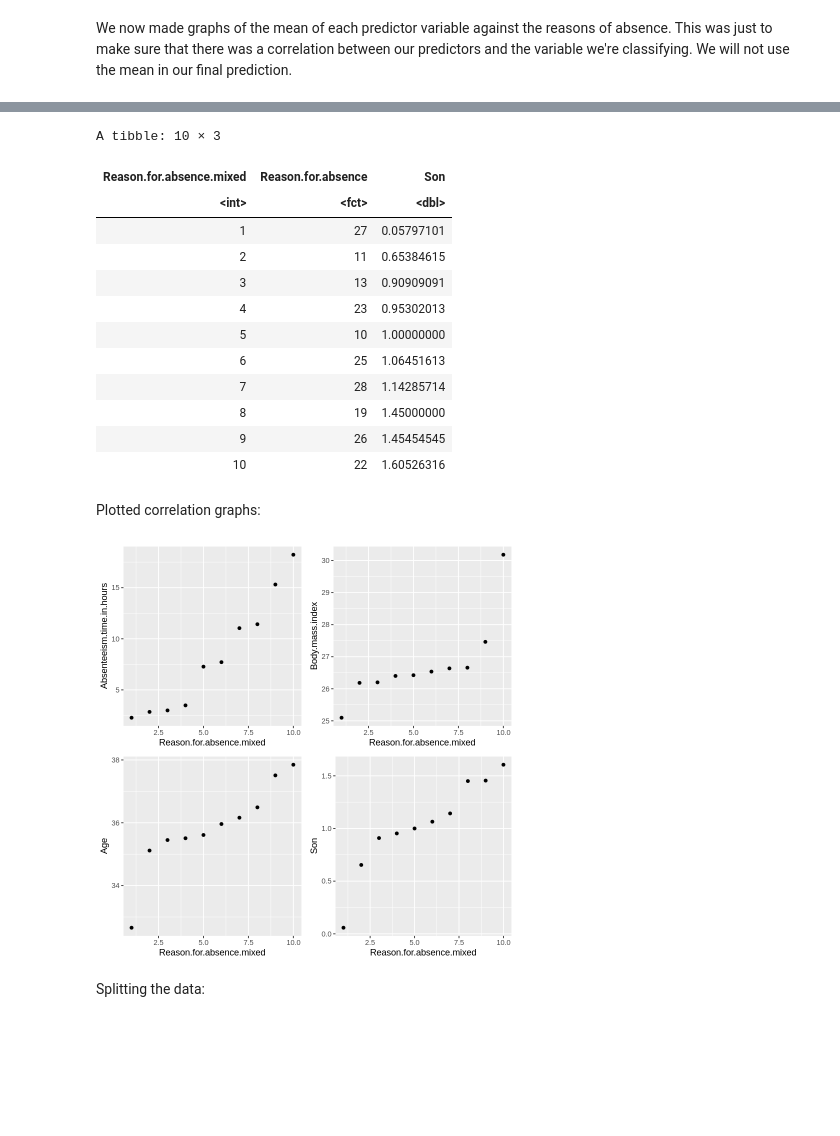
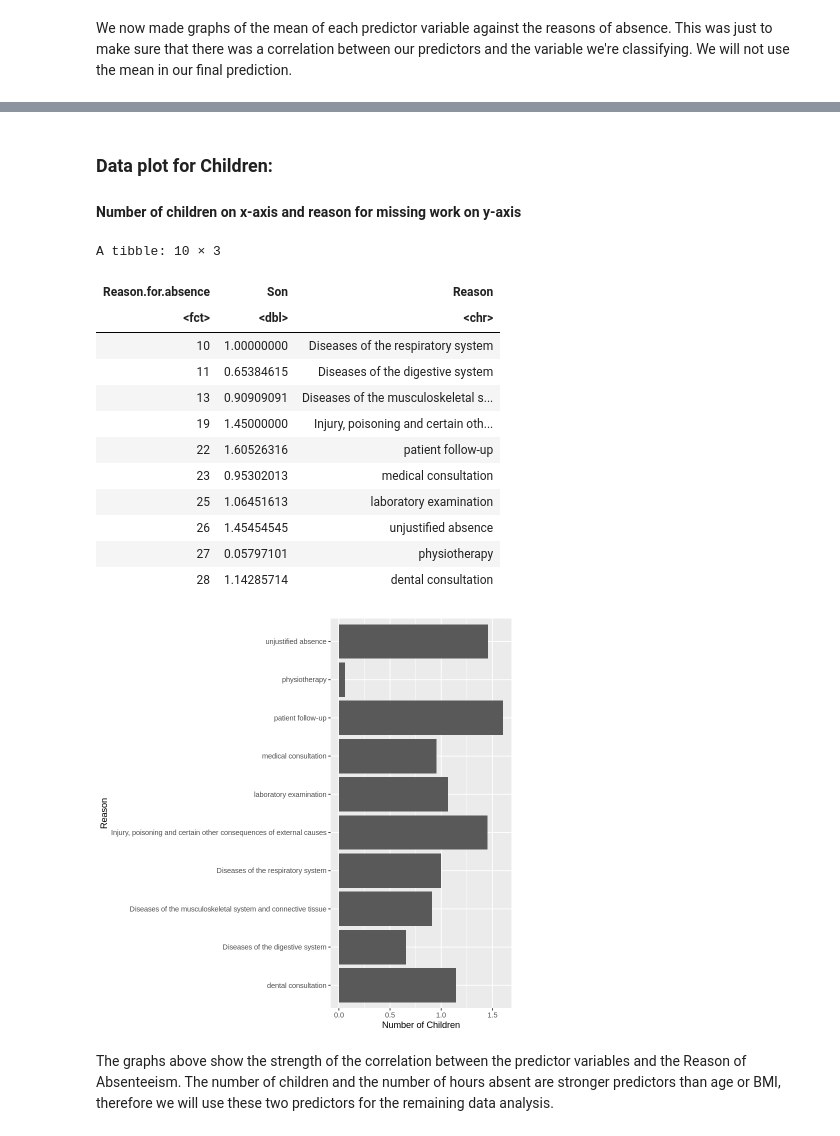
Before and after one commit to tim13246879/dsci-100-2022w1-group-87, a Jupyter notebook: Proposal.ipynb, the cells around one changed output, grey strips where cells are left out. Saved outputs shown, nothing was run; the diff lists cells and outputs as text; code cells hidden in the pictures; blank space fills up the shorter version.

```diff
--- a/Proposal.ipynb
+++ b/Proposal.ipynb
@@ -134,34 +156,34 @@ A tibble: 10 × 3
+# %% [markdown]
+### Data plot for Children:
+#### Number of children on x-axis and reason for missing work on y-axis
 # %%
 data_mean_children <- select(data,Reason.for.absence,Son) |>
         mutate(across(Reason.for.absence, as.factor))  |>
     group_by(Reason.for.absence)|>
     summarize(Son = mean(Son)) |>
-    arrange(Son) |>
-    tibble::rowid_to_column("Reason.for.absence.mixed")
+    mutate(Reason= c("Diseases of the respiratory system","Diseases of the digestive system",
+                     "Diseases of the musculoskeletal system and connective tissue",
+                     "Injury, poisoning and certain other consequences of external causes",
+                     "patient follow-up", "medical consultation", "laboratory examination",
+                     "unjustified absence", "physiotherapy", "dental consultation"))
 data_mean_children
 
-data_plot_children <- ggplot(data_mean_children, aes(x=Reason.for.absence.mixed,y=Son)) +
-    geom_point()
+data_plot_children <- ggplot(data_mean_children, aes(y=Reason,x=Son)) +
+    geom_bar(stat = "identity", position = "dodge") +
+    labs(x="Number of Children")
+data_plot_children
 # %% [output]
 A tibble: 10 × 3
-| Reason.for.absence.mixed | Reason.for.absence | Son |
-| <int> | <fct> | <dbl> |
-| 1 | 27 | 0.05797101 |
-| 2 | 11 | 0.65384615 |
-| 3 | 13 | 0.90909091 |
-| 4 | 23 | 0.95302013 |
-| 5 | 10 | 1.00000000 |
-| 6 | 25 | 1.06451613 |
-| 7 | 28 | 1.14285714 |
-| 8 | 19 | 1.45000000 |
-| 9 | 26 | 1.45454545 |
-| 10 | 22 | 1.60526316 |
+| Reason.for.absence | Son | Reason |
+| <fct> | <dbl> | <chr> |
+| 10 | 1.00000000 | Diseases of the respiratory system |
+| 11 | 0.65384615 | Diseases of the digestive system |
+| 13 | 0.90909091 | Diseases of the musculoskeletal s... |
+| 19 | 1.45000000 | Injury, poisoning and certain oth... |
+| 22 | 1.60526316 | patient follow-up |
+| 23 | 0.95302013 | medical consultation |
+| 25 | 1.06451613 | laboratory examination |
+| 26 | 1.45454545 | unjustified absence |
+| 27 | 0.05797101 | physiotherapy |
+| 28 | 1.14285714 | dental consultation |
+[figure, added]
-# %% [markdown]
-Plotted correlation graphs:
-# %%
-plotted_grids <- plot_grid(data_plot_time, data_plot_BMI, data_plot_Age, data_plot_children)
-plotted_grids
-# %% [output]
-[figure, removed]
-# %% [markdown]
-Splitting the data:
@@ -171,0 +190,2 @@ data_test <- testing(data_split)
+# %% [markdown]
+The graphs above show the strength of the correlation between the predictor variables and the Reason of Absenteeism. The number of children and the number of hours absent are stronger predictors than age or BMI, therefore we will use these two predictors for the remaining data analysis.
```
Also changed, not shown: parts of 10 cells of this notebook.
